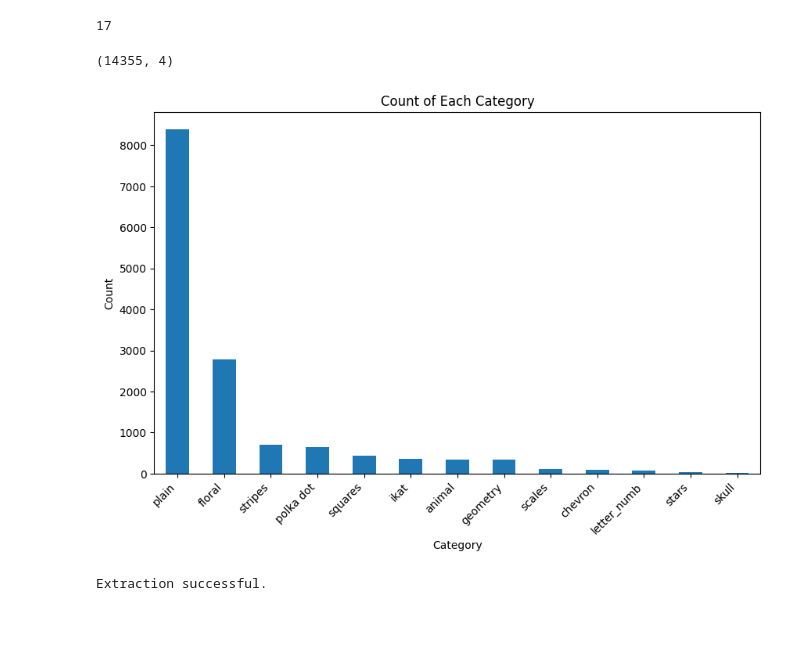
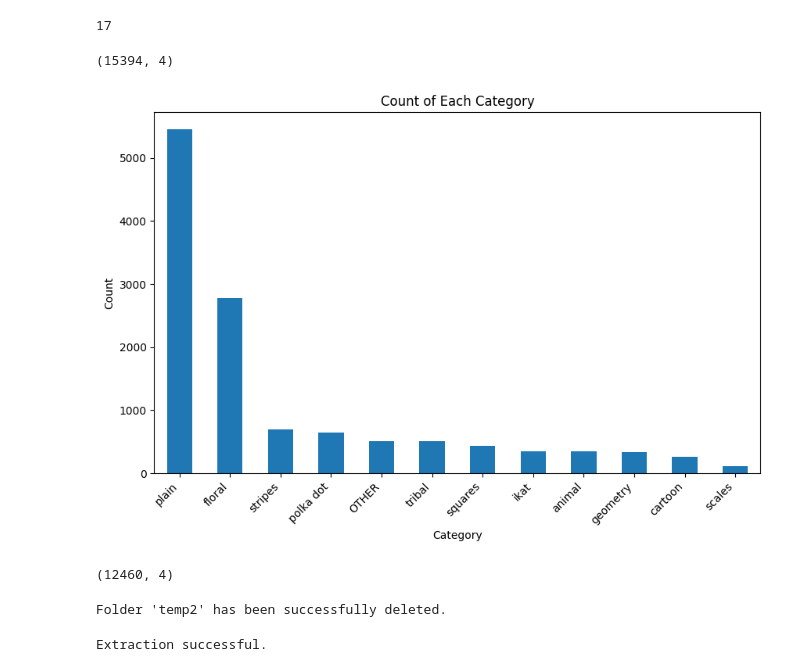
Before and after one commit to thuhinkhanna/COMP-6721-Project, a Jupyter notebook: AI_Project_Fashion_Patterns_Dataset.ipynb, the cells around one changed output. Saved outputs shown, nothing was run; the diff lists cells and outputs as text; code cells hidden in the pictures; blank space fills up the shorter version.

```diff
--- a/AI_Project_Fashion_Patterns_Dataset.ipynb
+++ b/AI_Project_Fashion_Patterns_Dataset.ipynb
@@ -69,20 +66,33 @@ df['category'].nunique()
 # %% [output]
 17
 # %%
-df= df[(df['category']!='OTHER')&(df['category']!='cartoon')&(df['category']!='tribal')&(df['category']!='houndstooth')]
+df= df[(df['category']!='skull')&(df['category']!='stars')&(df['category']!='houndstooth')&(df['category']!='letter_numb')&(df['category']!='chevron')]
 df.shape
 # %% [output]
-(14355, 4)
+(15394, 4)
+# %%
+# Filter the DataFrame to get rows corresponding to the specific category
+category_rows = df[df['category'] == 'plain']  # Replace 'category_column' with the actual column name
+
+# Randomly select a subset of rows to remove (e.g., 20%)
+remove_fraction = 0.35  # Adjust as needed
+num_rows_to_remove = int(len(category_rows) * remove_fraction)
+rows_to_remove = category_rows.sample(n=num_rows_to_remove, random_state=42)
+
+# Drop the selected rows from the DataFrame
+df = df.drop(rows_to_remove.index)
 # %%
 import matplotlib.pyplot as plt
 category_counts = df['category'].value_counts()
 
 plt.figure(figsize=(10, 6))
 category_counts.plot(kind='bar')
 plt.title('Count of Each Category')
 plt.xlabel('Category')
 plt.ylabel('Count')
 plt.xticks(rotation=45, ha='right')
 plt.show()
+df.shape
 # %% [output]
-[figure, old version]
+[figure, new version]
+(12460, 4)
@@ -183,3 +99,17 @@ print("All images zipped successfully.")
+# %%
+import shutil
+import os
+folder_path = 'temp2'
+
+# Check if the folder exists before attempting to delete it
+if os.path.exists(folder_path):
+    # Use os.rmdir() to remove the directory
+    shutil.rmtree(folder_path)
+    print(f"Folder '{folder_path}' has been successfully deleted.")
+else:
+    print(f"Folder '{folder_path}' does not exist.")
+# %% [output]
+Folder 'temp2' has been successfully deleted.
 # %%
 import os
 import requests
```
Also changed, not shown: parts of 17 cells of this notebook.
